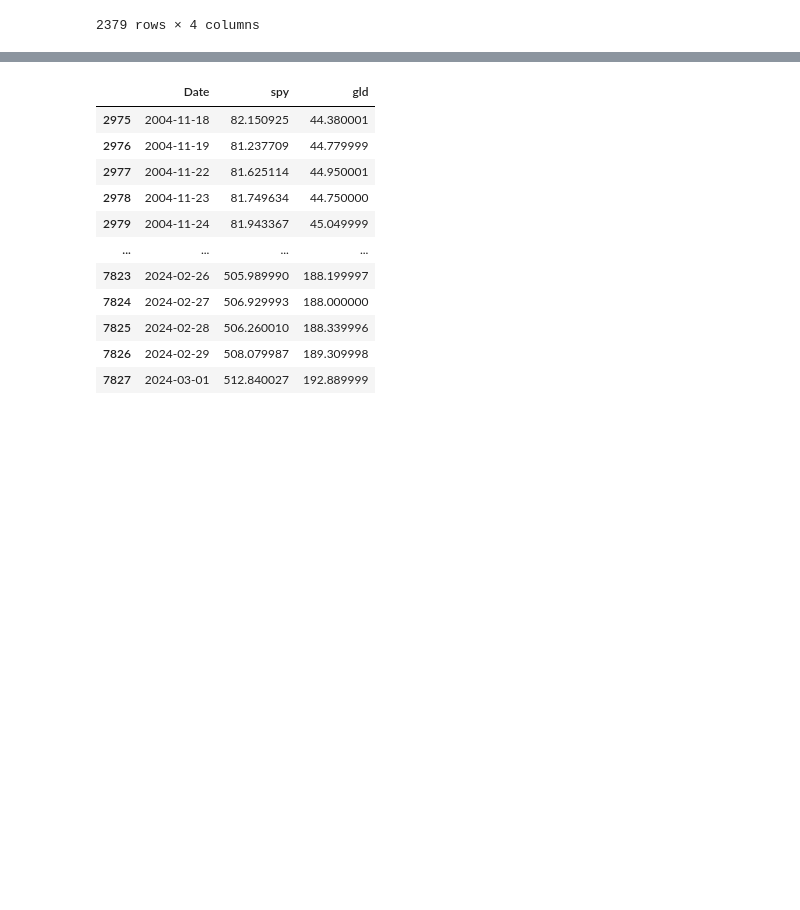
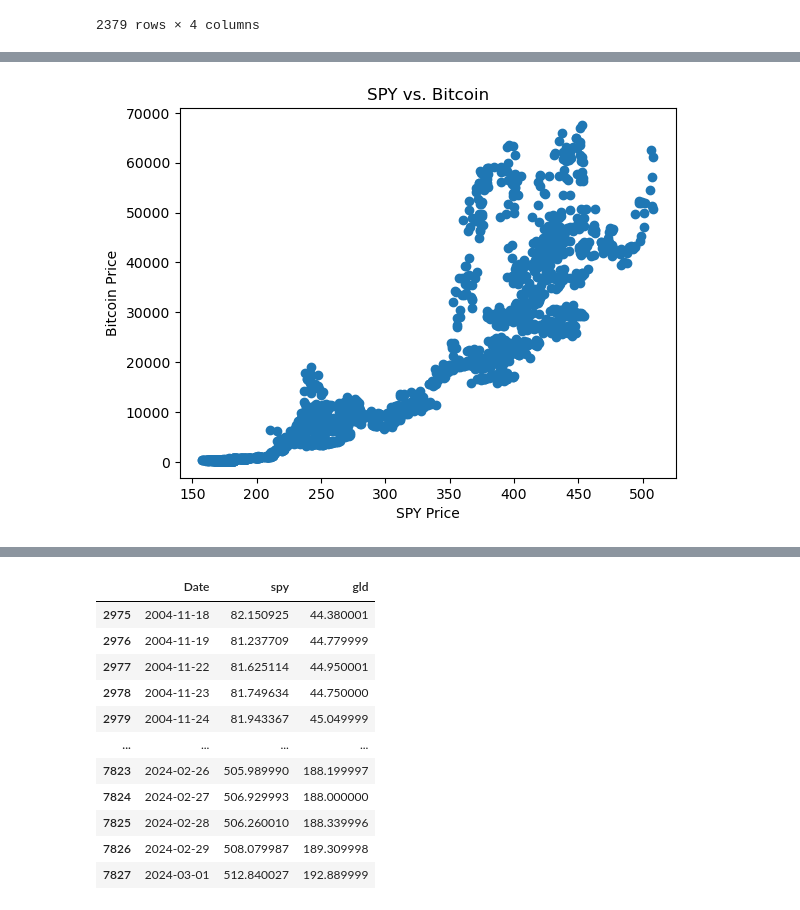
Before and after one commit to rushichokshi/Investment-Analysis, a Jupyter notebook: notebooks/spy.ipynb, the cells around one changed output, grey strips where cells are left out. Cells and saved outputs as stored; diff of their text form; code cells hidden in the pictures; blank space fills up the shorter version.

```diff
--- a/notebooks/spy.ipynb
+++ b/notebooks/spy.ipynb
@@ -645 +675,11 @@ merged_df
+# %%
+plt.scatter(x=merged_df['spy'],y=merged_df['btc'])
+plt.xlabel('SPY Price')
+#plt.xticks(ticks=['$150','$200','$250','$300','$350','$400','$450','$500'])
+plt.ylabel('Bitcoin Price')
+#plt.yticks(ticks=['$0.00','$10,000','$20,000','$30,000','$40,000','$50,000','$60,000','$70,000'])
+plt.title('SPY vs. Bitcoin')
+plt.show()
+# %% [output]
+[figure, added]
 # %%
```
Also changed, not shown: parts of 22 cells of this notebook, 2 other files.
